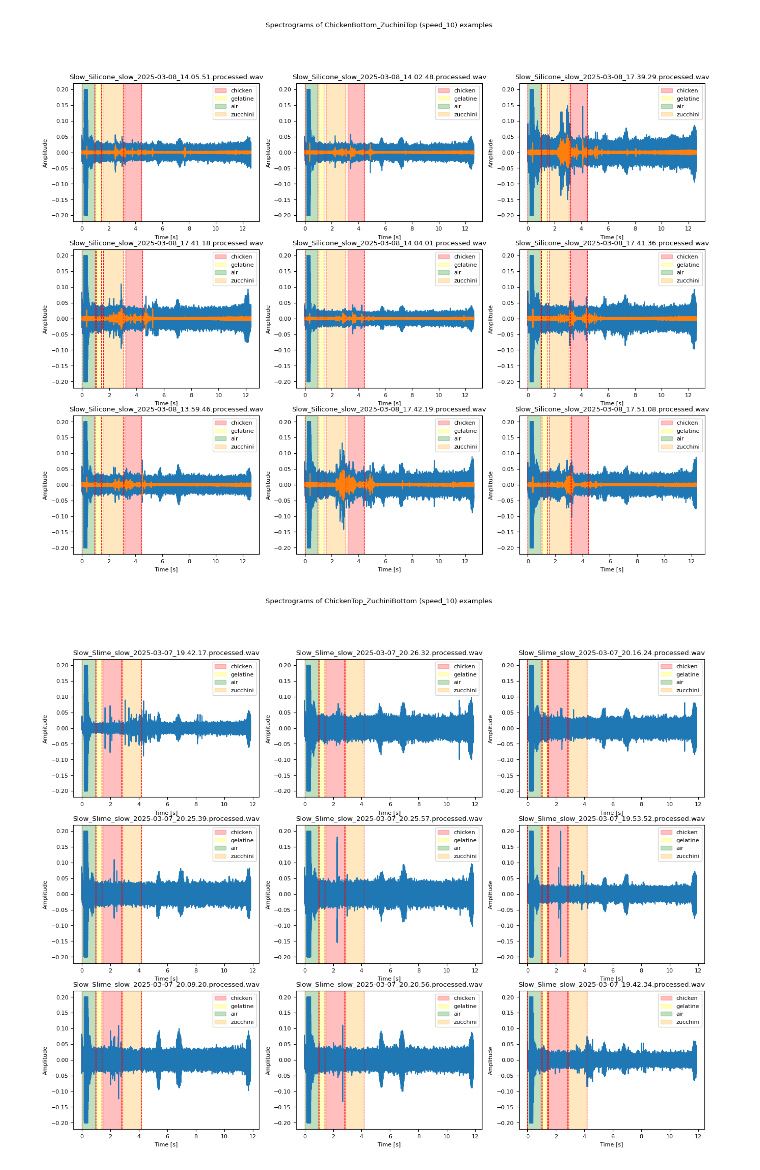
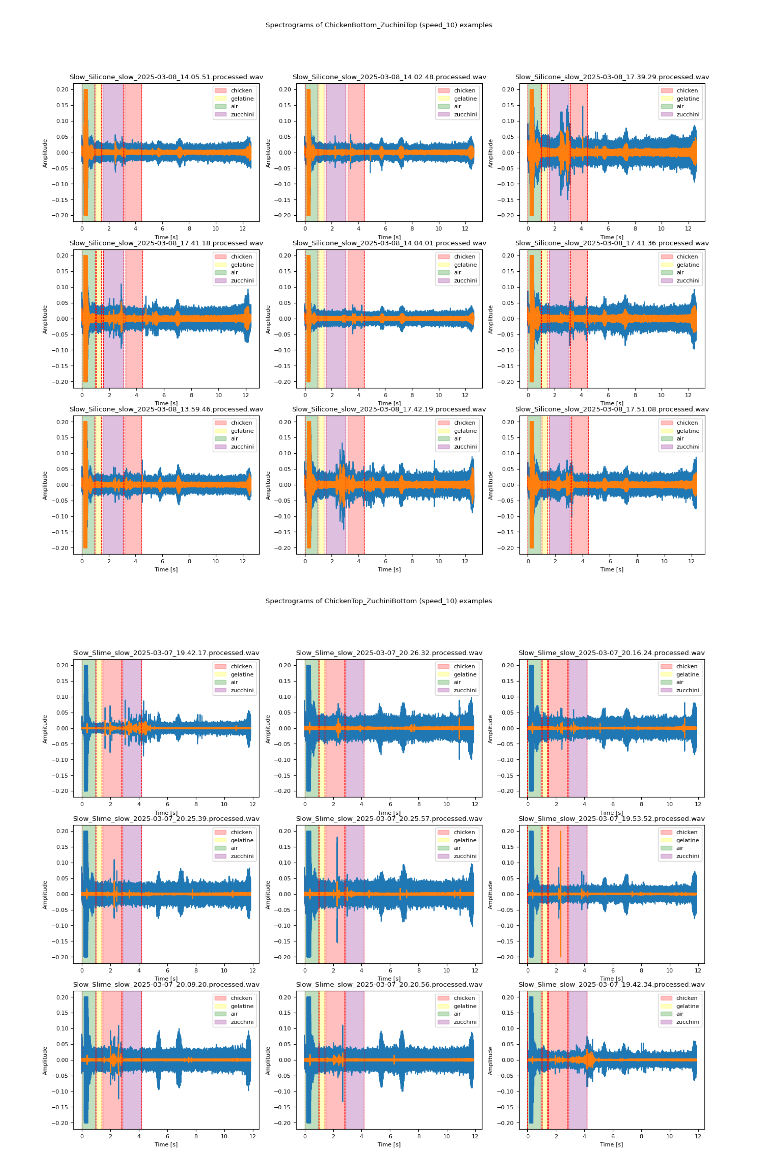
Before and after one commit to MartynaSokolowska/Vibroacoustic-analysis, a Jupyter notebook: exploration.ipynb, the cells around one changed output. Cells and saved outputs as stored; diff of their text form; code cells hidden in the pictures.

```diff
--- a/exploration.ipynb
+++ b/exploration.ipynb
@@ -23,7 +24,7 @@ segments_type_mapping = {
 materials_color_mapping = {
     "air": "green",
     "gelatine": "yellow",
-    "zucchini": "orange",
+    "zucchini": "purple",
     "chicken": "red",
 }
 
@@ -33,38 +34,41 @@ def plot_audio(data, sr):
     plt.xlabel('Time [s]')
     plt.ylabel('Amplitude')
 
 
 def plot_examples(wav_dir, type, speed):
     wav_paths = os.listdir(wav_dir)
     wav_paths = [wav for wav in wav_paths if wav.endswith('processed.wav')][:9]
     plt.figure(figsize=(16, 12))
     plt.suptitle(f"Spectrograms of {type} ({speed}) examples")
     plt.rcParams.update({'font.size': 8})
     for i, wav_file in enumerate(wav_paths):
         sr, audio = wavfile.read(os.path.join(wav_dir, wav_file))
         plt.subplot(3, 3, i + 1)
         audio = audio / np.max(np.abs(audio))
         plot_audio(audio[:, 0].clip(-0.2, 0.2), sr)
 
-        b, a = butter(7, [11000, 15000], btype="bandpass", fs=sr)
-        audio_filtered = lfilter(b, a, audio[:, 0])
-        plot_audio(audio_filtered.clip(-0.2, 0.2), sr)
+        # b, a = butter(7, [11000, 15000], btype="bandpass", fs=sr)
+        # audio_filtered = lfilter(b, a, audio[:, 0])
+        # plot_audio(audio_filtered.clip(-0.2, 0.2), sr)
+
+        reduced_audio = reduce_noise(y=audio[:, 0], sr=sr, prop_decrease=0.75)
+        plot_audio(reduced_audio.clip(-0.2, 0.2), sr)
 
         plt.title(f"{wav_file}")
         for segment in segmentations[segments_speed_mapping[speed]][segments_type_mapping[type]]:
             start, end = segment.segments[0]
             plt.axvline(x=start, color='r', linestyle='--', linewidth=0.8)
             plt.axvspan(start, end, color=materials_color_mapping[segment.material_name], alpha=0.25, label=segment.material_name)
             plt.axvline(x=end, color='r', linestyle='--', linewidth=0.8)
 
         plt.legend()
 
     plt.show()
 
 plot_examples(os.path.join(data_path, "ChickenBottom_ZuchiniTop", "speed_10"), "ChickenBottom_ZuchiniTop", "speed_10")
 # %% [output]
-[figure, old version]
+[figure, new version]
 # %%
 plot_examples(os.path.join(data_path, "ChickenTop_ZuchiniBottom", "speed_10"), "ChickenTop_ZuchiniBottom", "speed_10")
 # %% [output]
-[figure, old version]
+[figure, new version]
```
Also changed, not shown: parts of 1 cell of this notebook, 8 other files.
